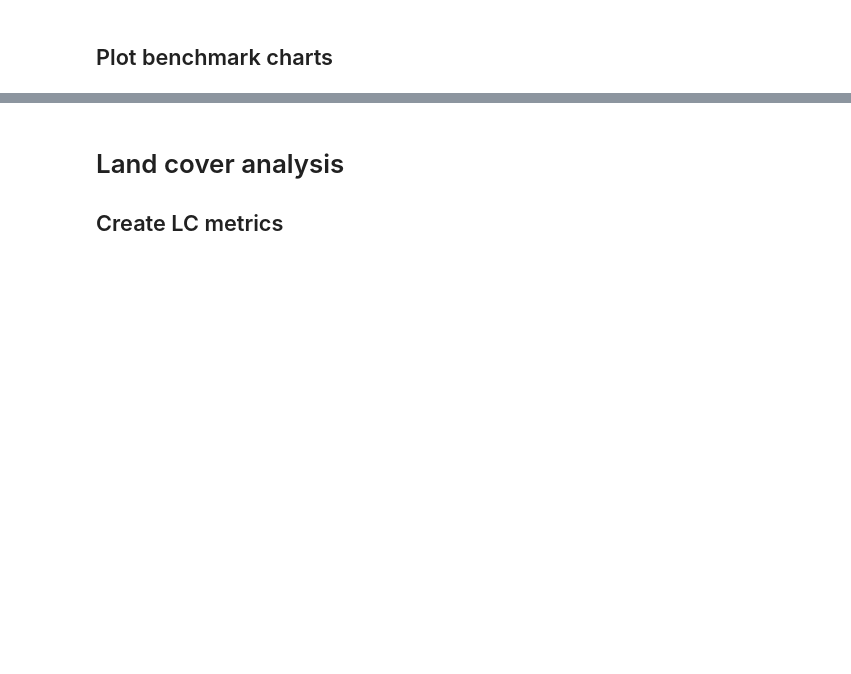
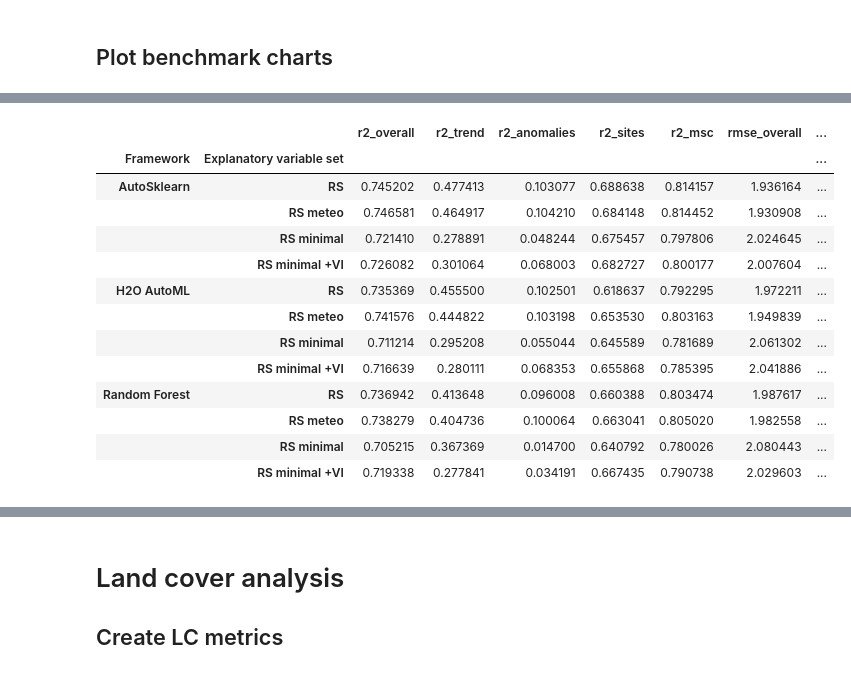
Before and after one commit to mxgbr/gpp_upscaling, a Jupyter notebook: 02_benchmark.ipynb, the cells around one changed output, grey strips where cells are left out. Saved outputs shown, nothing was run; the diff lists cells and outputs as text; code cells hidden in the pictures; blank space fills up the shorter version.

```diff
--- a/02_benchmark.ipynb
+++ b/02_benchmark.ipynb
@@ -28,0 +30,18 @@ analysis.plt_model_comparison(df, 'analysis/benchmark/', 'Explanatory variable s
+# %%
+# Metrics
+df.groupby(['Framework', 'Explanatory variable set']).mean()
+# %% [output]
+|  |  | r2_overall | r2_trend | r2_anomalies | r2_sites | r2_msc | rmse_overall | ... |
+| Framework | Explanatory variable set |  |  |  |  |  |  | ... |
+| AutoSklearn | RS | 0.745202 | 0.477413 | 0.103077 | 0.688638 | 0.814157 | 1.936164 | ... |
+|  | RS meteo | 0.746581 | 0.464917 | 0.104210 | 0.684148 | 0.814452 | 1.930908 | ... |
+|  | RS minimal | 0.721410 | 0.278891 | 0.048244 | 0.675457 | 0.797806 | 2.024645 | ... |
+|  | RS minimal +VI | 0.726082 | 0.301064 | 0.068003 | 0.682727 | 0.800177 | 2.007604 | ... |
+| H2O AutoML | RS | 0.735369 | 0.455500 | 0.102501 | 0.618637 | 0.792295 | 1.972211 | ... |
+|  | RS meteo | 0.741576 | 0.444822 | 0.103198 | 0.653530 | 0.803163 | 1.949839 | ... |
+|  | RS minimal | 0.711214 | 0.295208 | 0.055044 | 0.645589 | 0.781689 | 2.061302 | ... |
+|  | RS minimal +VI | 0.716639 | 0.280111 | 0.068353 | 0.655868 | 0.785395 | 2.041886 | ... |
+| Random Forest | RS | 0.736942 | 0.413648 | 0.096008 | 0.660388 | 0.803474 | 1.987617 | ... |
+|  | RS meteo | 0.738279 | 0.404736 | 0.100064 | 0.663041 | 0.805020 | 1.982558 | ... |
+|  | RS minimal | 0.705215 | 0.367369 | 0.014700 | 0.640792 | 0.780026 | 2.080443 | ... |
+|  | RS minimal +VI | 0.719338 | 0.277841 | 0.034191 | 0.667435 | 0.790738 | 2.029603 | ... |
```
Also changed, not shown: parts of 4 cells of this notebook.
